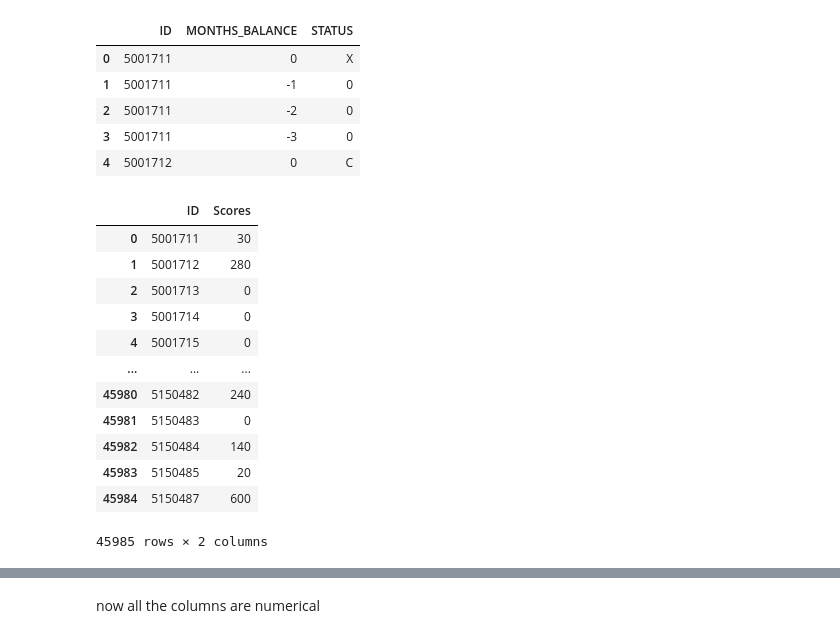
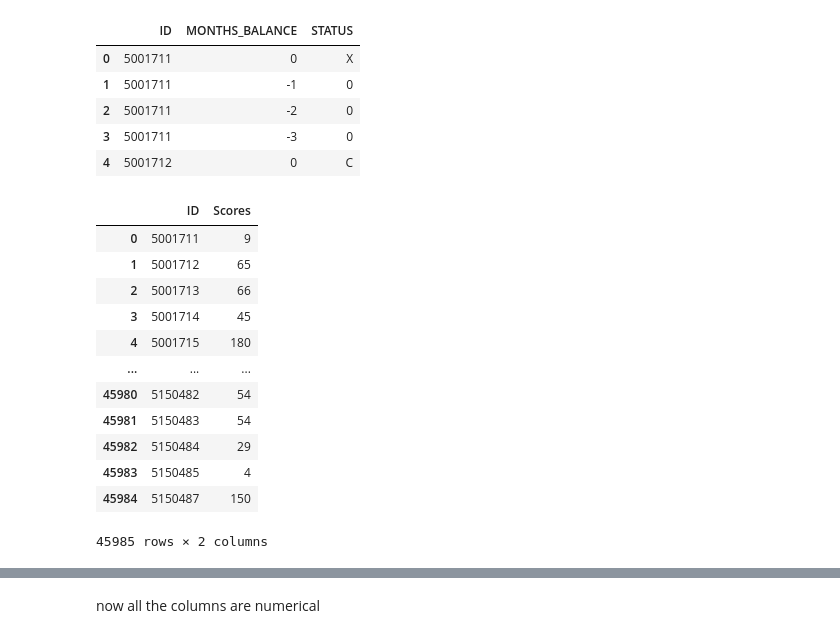
Before and after one commit to dddddvs/NTU-bc2406, a Jupyter notebook: main.ipynb, the cells around one changed output, grey strips where cells are left out. Cells and saved outputs as stored; diff of their text form; code cells hidden in the pictures.

```diff
--- a/main.ipynb
+++ b/main.ipynb
@@ -514,23 +507,30 @@ data2.head()
 | 3 | 5001711 | -3 | 0 |
 | 4 | 5001712 | 0 | C |
 # %%
-status_points = {'0': 10, '1': 5, '2': 2, '3': 1, '4': 0, '5': -10, 'C': 20, 'X': 0}
+# Define a mapping from status codes to point values
+status_points = {'0': 2, '1': 0, '2': -2, '3': -5, '4': -10, '5': -20, 'C': 5, 'X': 3}
+
+# Map the 'STATUS' column to point values using the defined mapping
 data2['Points'] = data2['STATUS'].map(status_points)
+
+# Group by 'ID' and sum the points for each group
 scores_series = data2.groupby('ID')['Points'].sum()
 
+# Reset the index of the series to create a DataFrame with 'ID' and 'Scores'
 scores_df = scores_series.reset_index(name='Scores')
+
 scores_df
 # %% [output]
 |  | ID | Scores |
-| 0 | 5001711 | 30 |
-| 1 | 5001712 | 280 |
-| 2 | 5001713 | 0 |
-| 3 | 5001714 | 0 |
-| 4 | 5001715 | 0 |
+| 0 | 5001711 | 9 |
+| 1 | 5001712 | 65 |
+| 2 | 5001713 | 66 |
+| 3 | 5001714 | 45 |
+| 4 | 5001715 | 180 |
 | ... | ... | ... |
-| 45980 | 5150482 | 240 |
-| 45981 | 5150483 | 0 |
-| 45982 | 5150484 | 140 |
-| 45983 | 5150485 | 20 |
-| 45984 | 5150487 | 600 |
+| 45980 | 5150482 | 54 |
+| 45981 | 5150483 | 54 |
+| 45982 | 5150484 | 29 |
+| 45983 | 5150485 | 4 |
+| 45984 | 5150487 | 150 |
 45985 rows × 2 columns
```
Also changed, not shown: parts of 32 cells of this notebook, 1 other file.
